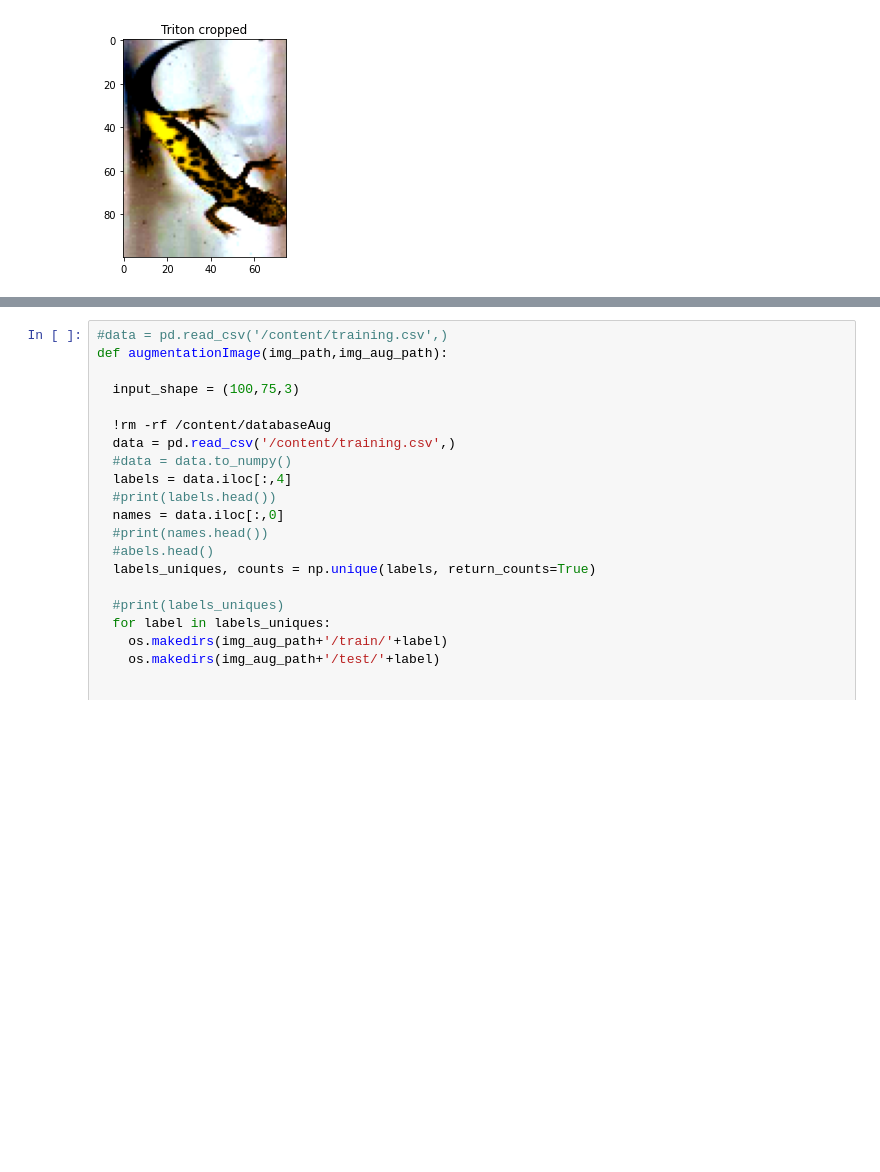
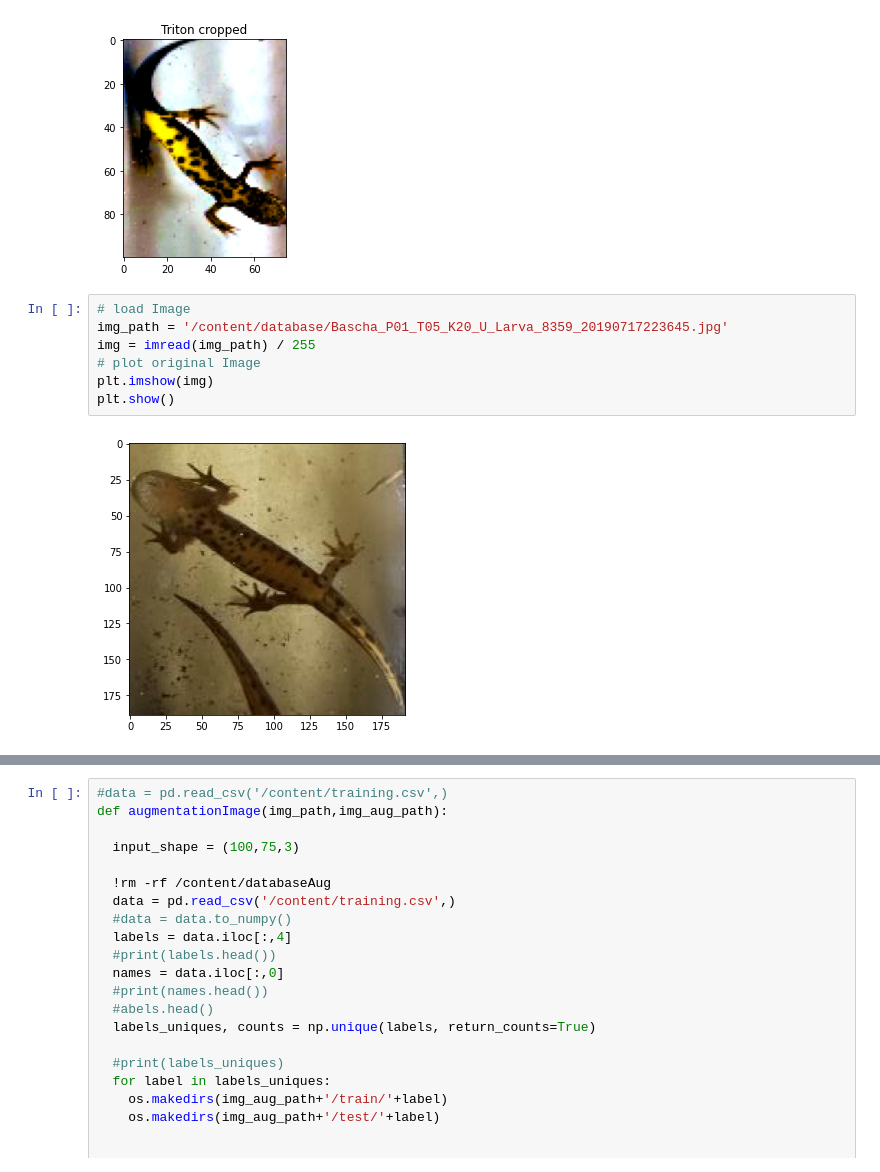
Before and after one commit to GuillaumeMagnette/Stage_Tritons, a Jupyter notebook: Image_augmentation.ipynb, the cells around one changed output, grey strips where cells are left out. Drawn from its saved outputs; the diff is of its cells as text; blank space fills up the shorter version.

```diff
--- a/Image_augmentation.ipynb
+++ b/Image_augmentation.ipynb
@@ -168,3 +174,12 @@ Clipping input data to the valid range for imshow with RGB data ([0..1] for floa
 (100, 75, 3)
 <matplotlib.image.AxesImage at 0x...>
 [figure]
+# %%
+# load Image
+img_path = '/content/database/Bascha_P01_T05_K20_U_Larva_8359_20190717223645.jpg'
+img = imread(img_path) / 255
+# plot original Image
+plt.imshow(img)
+plt.show()
+# %% [output]
+[figure, added]
```
Also changed, not shown: parts of 7 cells of this notebook.
